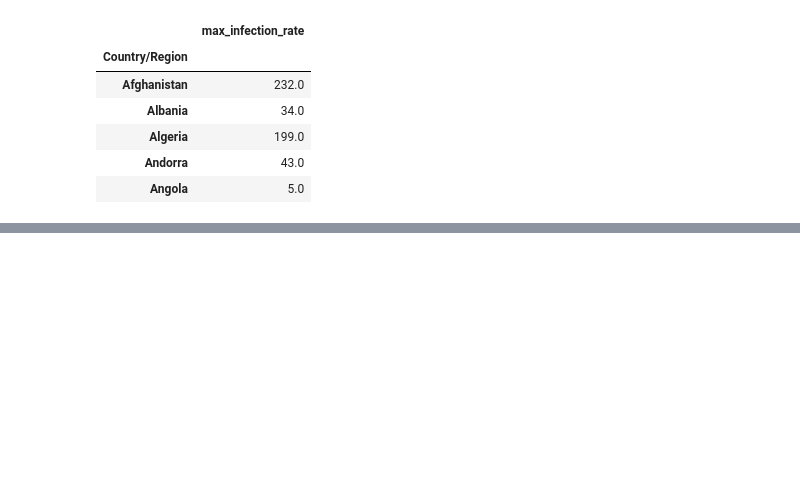
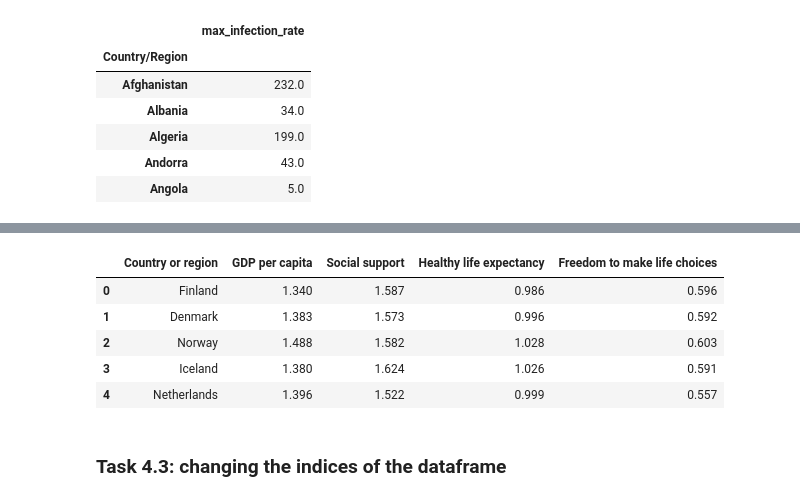
Before and after one commit to ThuanHLe/Python_Project, a Jupyter notebook: Covid_19_Data_Analysis.ipynb, the cells around one changed output, grey strips where cells are left out. Cells and saved outputs as stored; diff of their text form; code cells hidden in the pictures; blank space fills up the shorter version.

```diff
--- a/Covid_19_Data_Analysis.ipynb
+++ b/Covid_19_Data_Analysis.ipynb
@@ -216,0 +238,15 @@ corona_data.head()
+# %%
+useless_cols = ["Overall rank", "Score", "Generosity", "Perceptions of corruption"]
+# %%
+happiness_report_df = happiness_report_csv.drop(useless_cols, axis=1)
+# %%
+happiness_report_df.head()
+# %% [output]
+|  | Country or region | GDP per capita | Social support | Healthy life expectancy | Freedom to make life choices |
+| 0 | Finland | 1.340 | 1.587 | 0.986 | 0.596 |
+| 1 | Denmark | 1.383 | 1.573 | 0.996 | 0.592 |
+| 2 | Norway | 1.488 | 1.582 | 1.028 | 0.603 |
+| 3 | Iceland | 1.380 | 1.624 | 1.026 | 0.591 |
+| 4 | Netherlands | 1.396 | 1.522 | 0.999 | 0.557 |
+# %% [markdown]
+### Task 4.3: changing the indices of the dataframe
```
Also changed, not shown: parts of 17 cells of this notebook.
